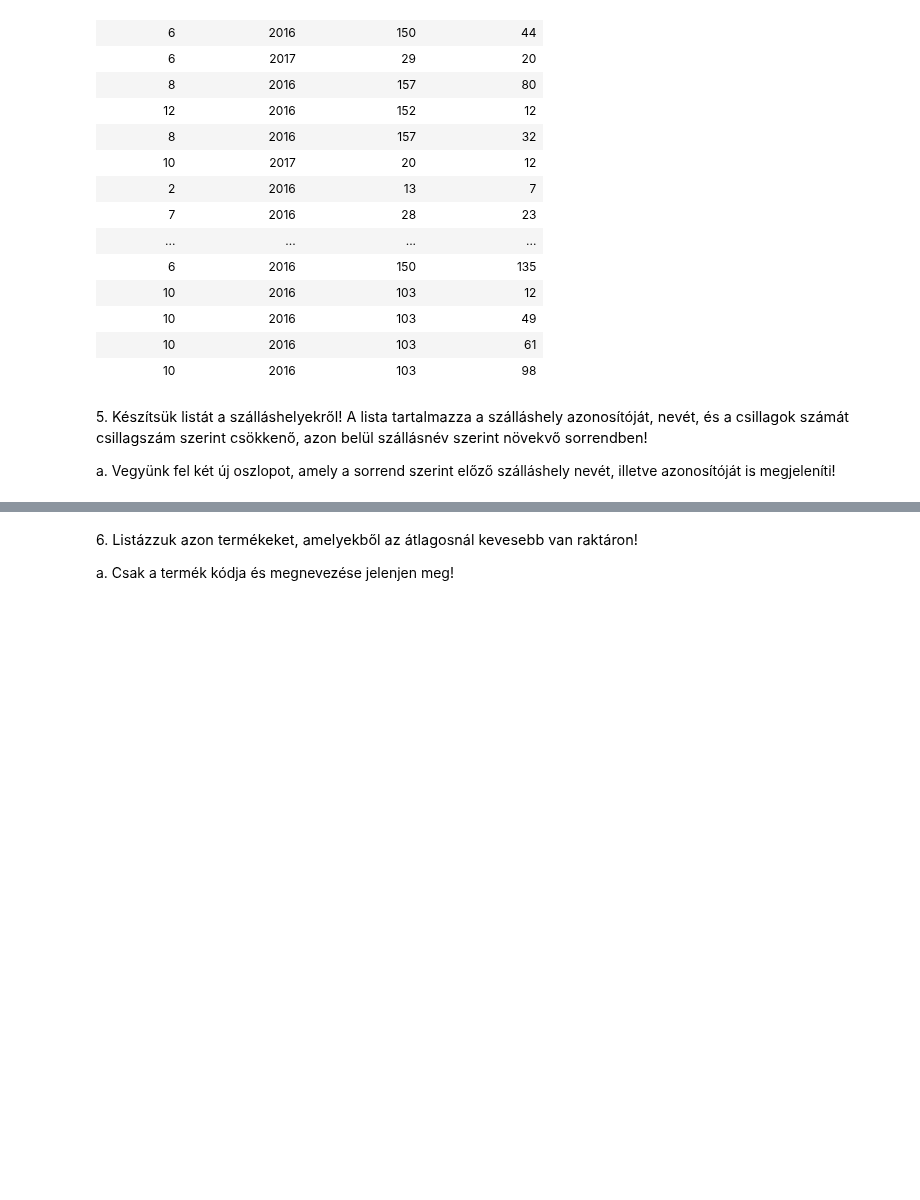
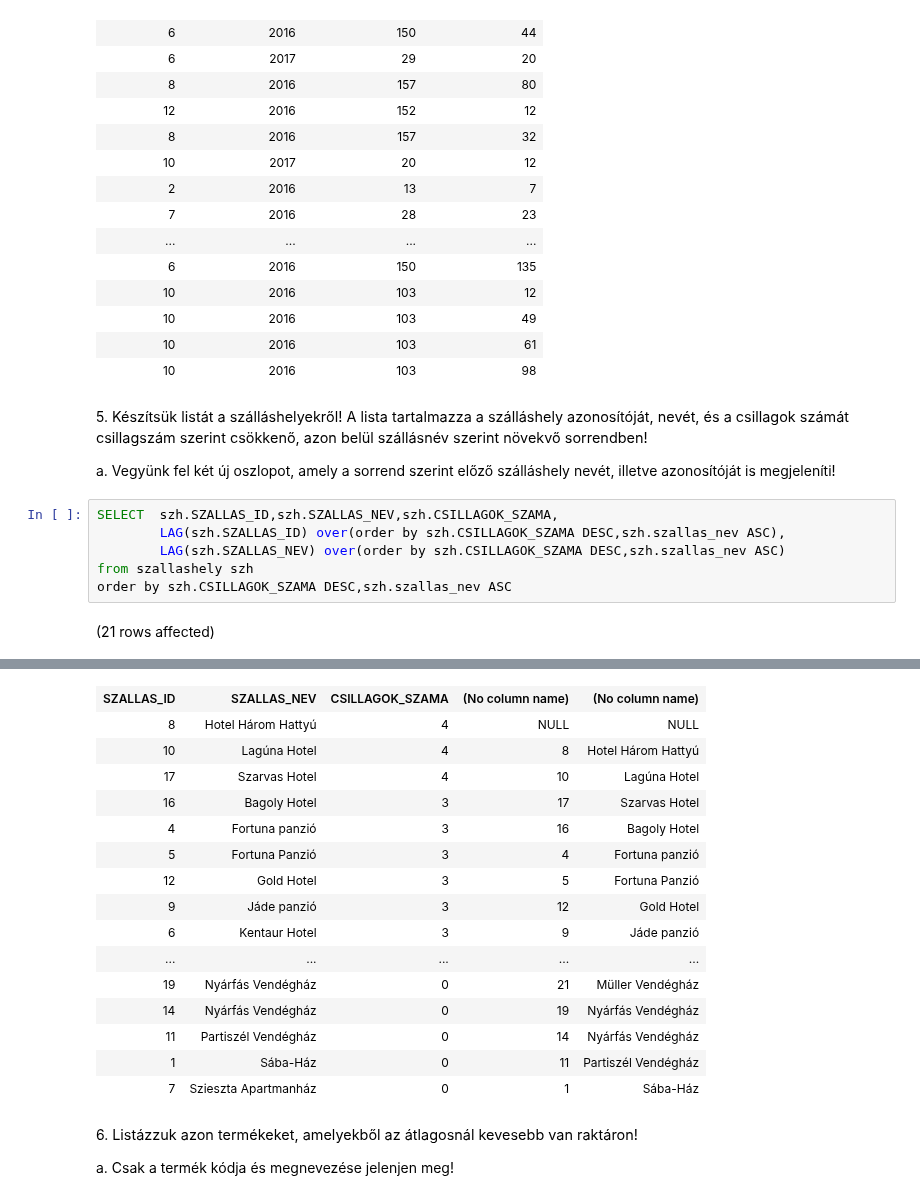
Before and after one commit to telekboldi2/sql.uni-corvinus, a Jupyter notebook: gyakorlat06_feladatok.ipynb, the cells around one changed output, grey strips where cells are left out. Saved outputs shown, nothing was run; the diff lists cells and outputs as text; blank space fills up the shorter version.

```diff
--- a/gyakorlat06_feladatok.ipynb
+++ b/gyakorlat06_feladatok.ipynb
@@ -84,3 +84,11 @@ Total execution time: 00:00:00.036
 5. <span style="background-color: rgb(255, 255, 255); color: rgb(0, 0, 0); font-family: &quot;Open Sans&quot;, sans-serif; font-size: 14.44px;">Készítsük listát a szálláshelyekről! A lista tartalmazza a szálláshely azonosítóját, nevét, és a csillagok számát csillagszám szerint csökkenő, azon belül szállásnév szerint növekvő sorrendben!&nbsp;</span>
 
 a. Vegyünk fel két új oszlopot, amely a sorrend szerint előző szálláshely nevét, illetve azonosítóját is megjeleníti!
+# %%
+SELECT  szh.SZALLAS_ID,szh.SZALLAS_NEV,szh.CSILLAGOK_SZAMA,
+        LAG(szh.SZALLAS_ID) over(order by szh.CSILLAGOK_SZAMA DESC,szh.szallas_nev ASC),
+        LAG(szh.SZALLAS_NEV) over(order by szh.CSILLAGOK_SZAMA DESC,szh.szallas_nev ASC)
+from szallashely szh
+order by szh.CSILLAGOK_SZAMA DESC,szh.szallas_nev ASC
+# %% [output]
+(21 rows affected)
@@ -87,3 +96,19 @@ a. Vegyünk fel két új oszlopot, amely a sorrend szerint előző szálláshely
+| SZALLAS_ID | SZALLAS_NEV | CSILLAGOK_SZAMA | (No column name) | (No column name) |
+| 8 | Hotel Három Hattyú | 4 | NULL | NULL |
+| 10 | Lagúna Hotel | 4 | 8 | Hotel Három Hattyú |
+| 17 | Szarvas Hotel | 4 | 10 | Lagúna Hotel |
+| 16 | Bagoly Hotel | 3 | 17 | Szarvas Hotel |
+| 4 | Fortuna panzió | 3 | 16 | Bagoly Hotel |
+| 5 | Fortuna Panzió | 3 | 4 | Fortuna panzió |
+| 12 | Gold Hotel | 3 | 5 | Fortuna Panzió |
+| 9 | Jáde panzió | 3 | 12 | Gold Hotel |
+| 6 | Kentaur Hotel | 3 | 9 | Jáde panzió |
+| ... | ... | ... | ... | ... |
+| 19 | Nyárfás Vendégház | 0 | 21 | Müller Vendégház |
+| 14 | Nyárfás Vendégház | 0 | 19 | Nyárfás Vendégház |
+| 11 | Partiszél Vendégház | 0 | 14 | Nyárfás Vendégház |
+| 1 | Sába-Ház | 0 | 11 | Partiszél Vendégház |
+| 7 | Szieszta Apartmanház | 0 | 1 | Sába-Ház |
 # %% [markdown]
 6. <span style="background-color: rgb(255, 255, 255); color: rgb(0, 0, 0); font-family: &quot;Open Sans&quot;, sans-serif; font-size: 14.44px;">Listázzuk azon termékeket, amelyekből az átlagosnál kevesebb van raktáron!&nbsp;</span>
 
```
Also changed, not shown: parts of 1 cell of this notebook.
